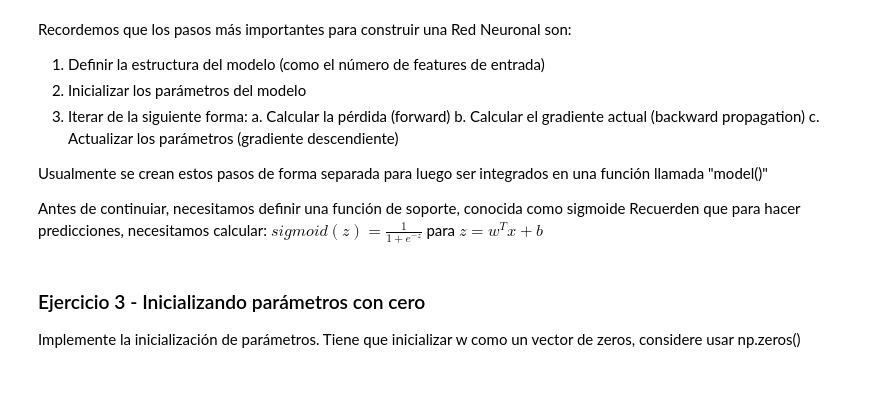
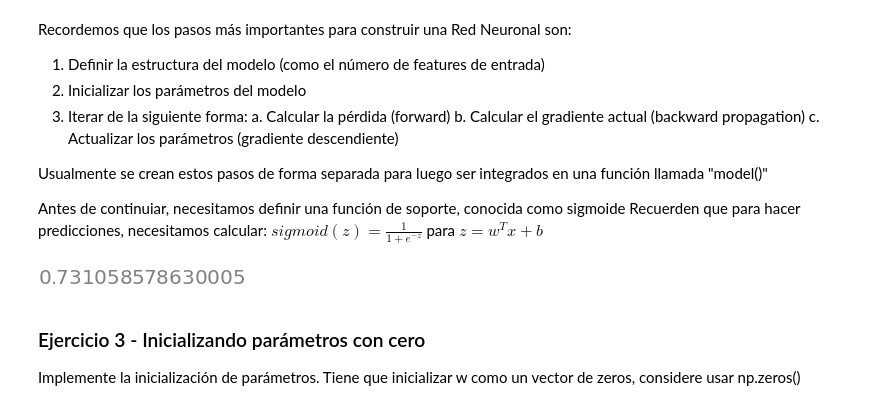
Before and after one commit to andreadelou/Lab1_DeepLearning, a Jupyter notebook: lab1.ipynb, the cells around one changed output. Drawn from its saved outputs; the diff is of its cells as text; code cells hidden in the pictures; blank space fills up the shorter version.

```diff
--- a/lab1.ipynb
+++ b/lab1.ipynb
@@ -297,17 +297,20 @@ $sigmoid(z) = \frac{1}{1 + e^{-z}}$ para $z = w^T x + b$
 # %%
 def sigmoid(z):
     """
     Computa el valor sigmoide de z
 
     Arguments:
     z: Un escalar o un numpy array
 
     Return:
     s: sigmoide(z)
     """
     s = 1 / (1 + np.exp(-z))
+    return s
 
-    return s
+sigmoid(1)
+# %% [output]
+[figure, added]
 # %% [markdown]
 ### Ejercicio 3 - Inicializando parámetros con cero
 
```
Also changed, not shown: parts of 3 cells of this notebook.
